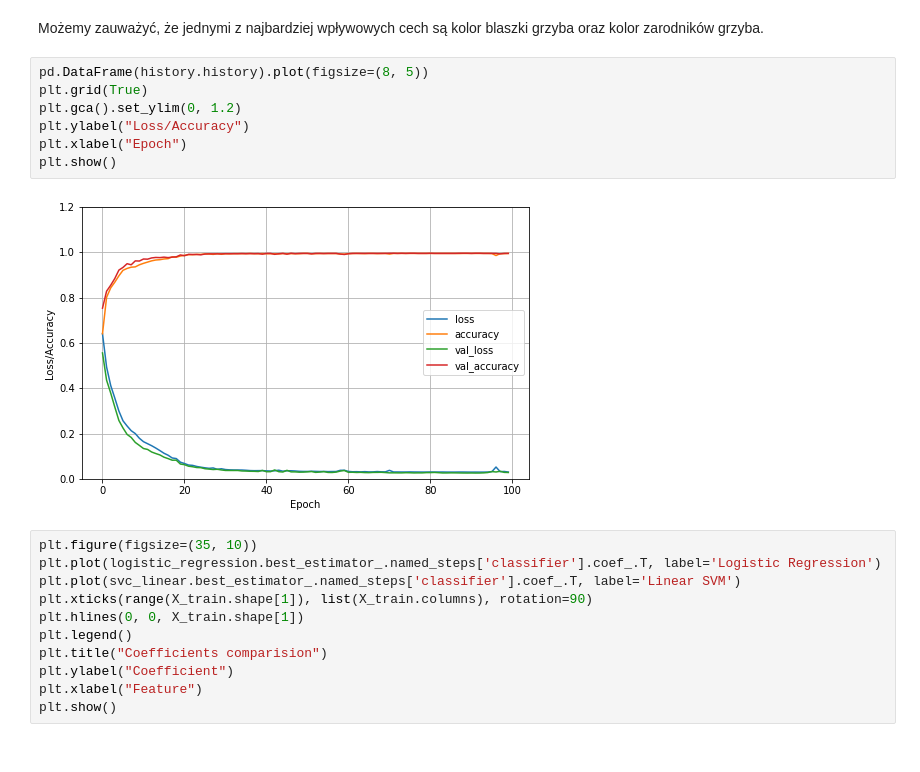
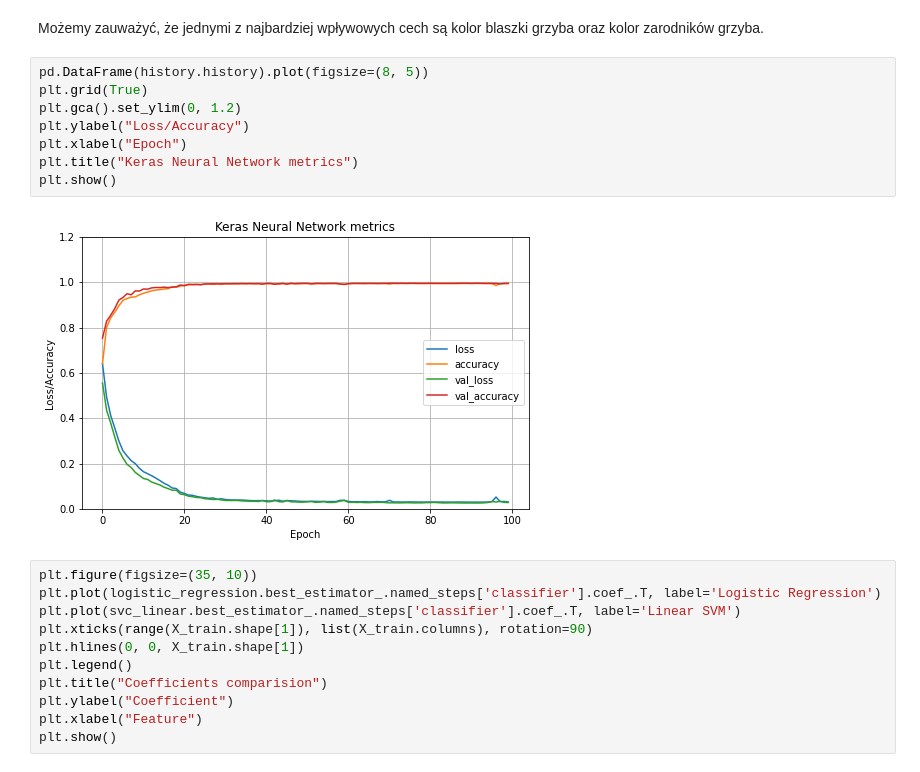
Before and after one commit to natkramarz/mushroom_classifier, a Jupyter notebook: projekt_zaliczeniowy.ipynb, the cells around one changed output. Cells and saved outputs as stored; diff of their text form.

Commit message:
add title of a plot

```diff
--- a/projekt_zaliczeniowy.ipynb
+++ b/projekt_zaliczeniowy.ipynb
@@ -576,12 +576,13 @@ Możemy zauważyć, że jednymi z najbardziej wpływowych cech są kolor blaszki
 # %%
 pd.DataFrame(history.history).plot(figsize=(8, 5))
 plt.grid(True)
 plt.gca().set_ylim(0, 1.2)
 plt.ylabel("Loss/Accuracy")
 plt.xlabel("Epoch")
+plt.title("Keras Neural Network metrics")
 plt.show()
 # %% [output]
-[figure, old version]
+[figure, new version]
 # %%
 plt.figure(figsize=(35, 10))
 plt.plot(logistic_regression.best_estimator_.named_steps['classifier'].coef_.T, label='Logistic Regression')
```
